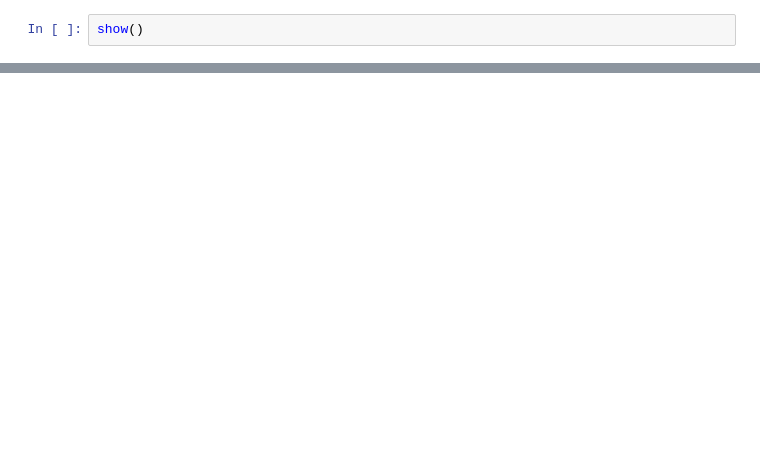
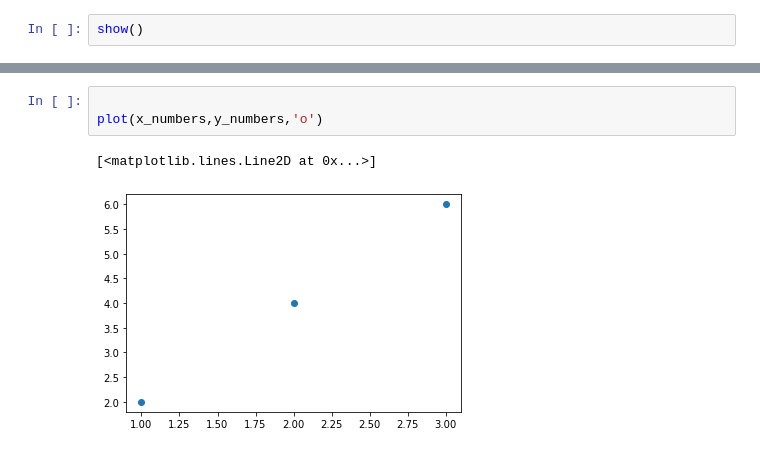
Before and after one commit to Aendera/Programming-Workthroughs, a Jupyter notebook: Python/DoingMathWithPython_NoStarchPress/Chapter2_VisualisingDataWithGraphs.ipynb, the cells around one changed output, grey strips where cells are left out. Cells and saved outputs as stored; diff of their text form; blank space fills up the shorter version.

Commit message:
Completed Worked Examples of Chapter2-Visualisation ofGraphs of DoingMathWithPython-NoStarchPress

```diff
--- a/Python/DoingMathWithPython_NoStarchPress/Chapter2_VisualisingDataWithGraphs.ipynb
+++ b/Python/DoingMathWithPython_NoStarchPress/Chapter2_VisualisingDataWithGraphs.ipynb
@@ -10,0 +20,6 @@ show()
+# %%
+
+plot(x_numbers,y_numbers,'o')
+# %% [output]
+[<matplotlib.lines.Line2D at 0x...>]
+[figure, added]
```
Also changed, not shown: parts of 13 cells of this notebook, 2 other files.
